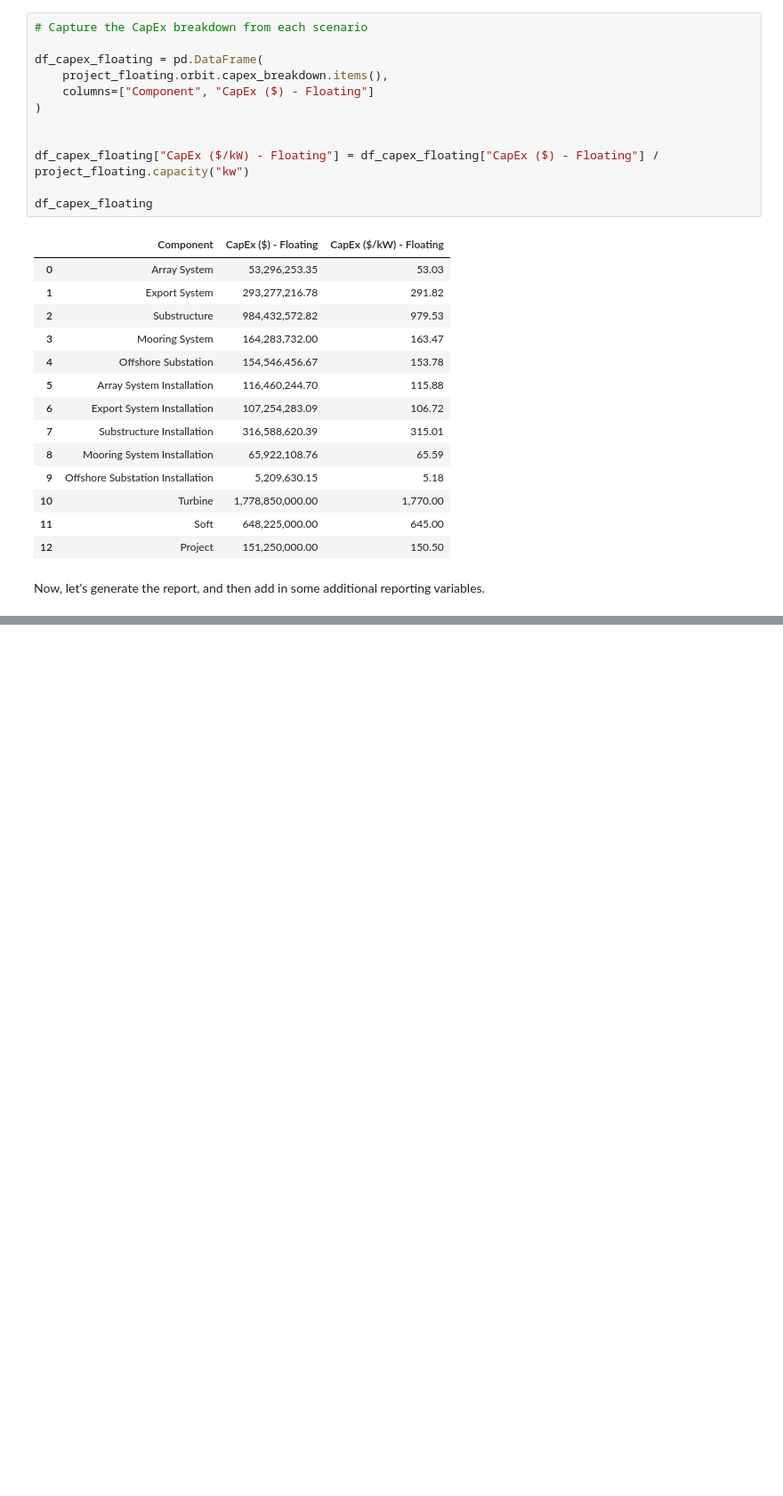
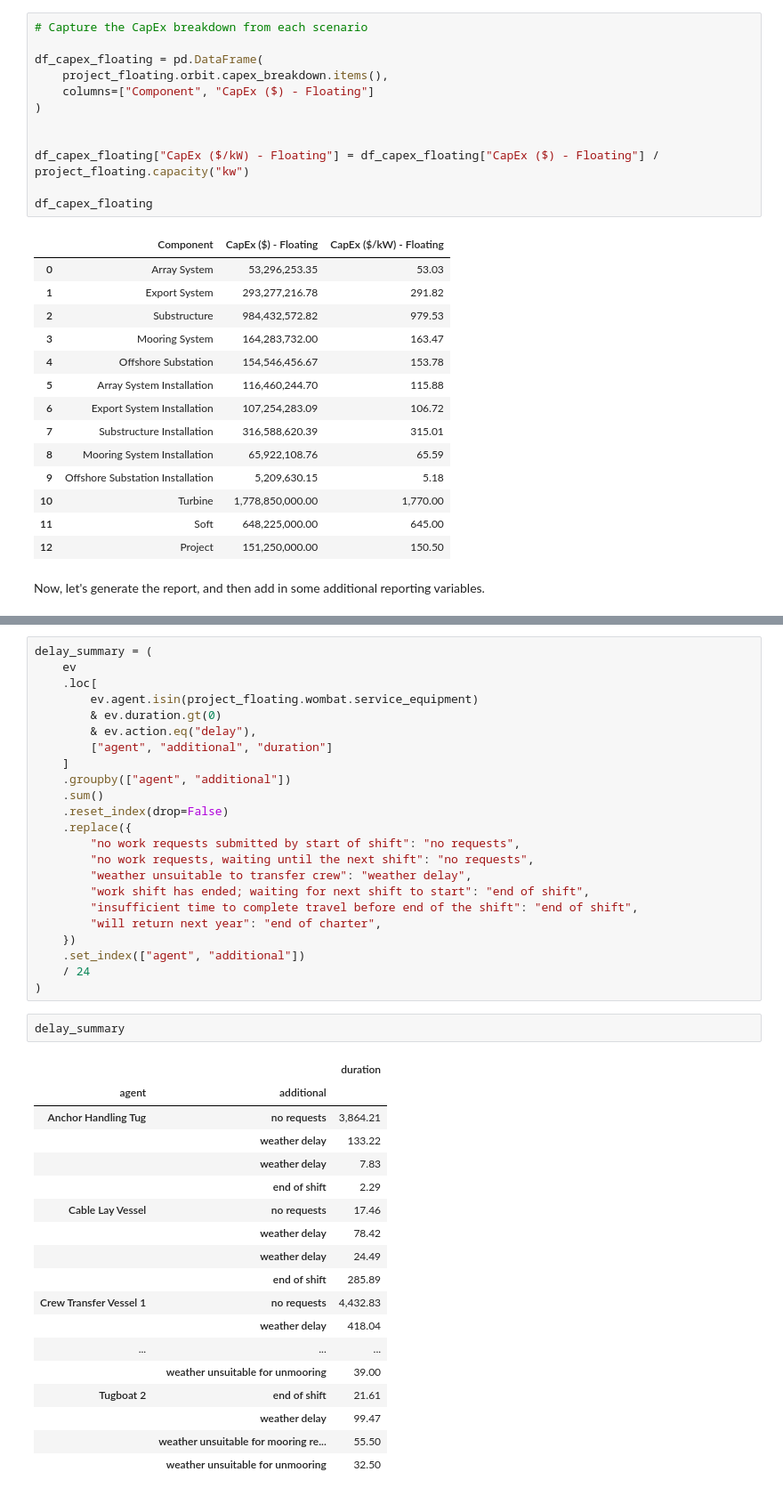
Before and after one commit to NREL/WAVES, a Jupyter notebook: examples/example-floating-deep.ipynb, the cells around one changed output, grey strips where cells are left out. Shown at 89% size. Saved outputs shown, nothing was run; the diff lists cells and outputs as text; blank space fills up the shorter version.

Commit message:
results lower charter days

```diff
--- a/examples/example-floating-deep.ipynb
+++ b/examples/example-floating-deep.ipynb
@@ -379,0 +507,44 @@ project_floating.wombat.metrics.equipment_costs(frequency="annual", by_equipment
+# %%
+delay_summary = (
+    ev
+    .loc[
+        ev.agent.isin(project_floating.wombat.service_equipment)
+        & ev.duration.gt(0)
+        & ev.action.eq("delay"),
+        ["agent", "additional", "duration"]
+    ]
+    .groupby(["agent", "additional"])
+    .sum()
+    .reset_index(drop=False)
+    .replace({
+        "no work requests submitted by start of shift": "no requests",
+        "no work requests, waiting until the next shift": "no requests",
+        "weather unsuitable to transfer crew": "weather delay",
+        "work shift has ended; waiting for next shift to start": "end of shift",
+        "insufficient time to complete travel before end of the shift": "end of shift",
+        "will return next year": "end of charter",
+    })
+    .set_index(["agent", "additional"])
+    / 24
+)
+# %%
+delay_summary
+# %% [output]
+|  |  | duration |
+| agent | additional |  |
+| Anchor Handling Tug | no requests | 3,864.21 |
+|  | weather delay | 133.22 |
+|  | weather delay | 7.83 |
+|  | end of shift | 2.29 |
+| Cable Lay Vessel | no requests | 17.46 |
+|  | weather delay | 78.42 |
+|  | weather delay | 24.49 |
+|  | end of shift | 285.89 |
+| Crew Transfer Vessel 1 | no requests | 4,432.83 |
+|  | weather delay | 418.04 |
+| ... | ... | ... |
+|  | weather unsuitable for unmooring | 39.00 |
+| Tugboat 2 | end of shift | 21.61 |
+|  | weather delay | 99.47 |
+|  | weather unsuitable for mooring re... | 55.50 |
+|  | weather unsuitable for unmooring | 32.50 |
```
Also changed, not shown: parts of 17 cells of this notebook, 5 other files.
